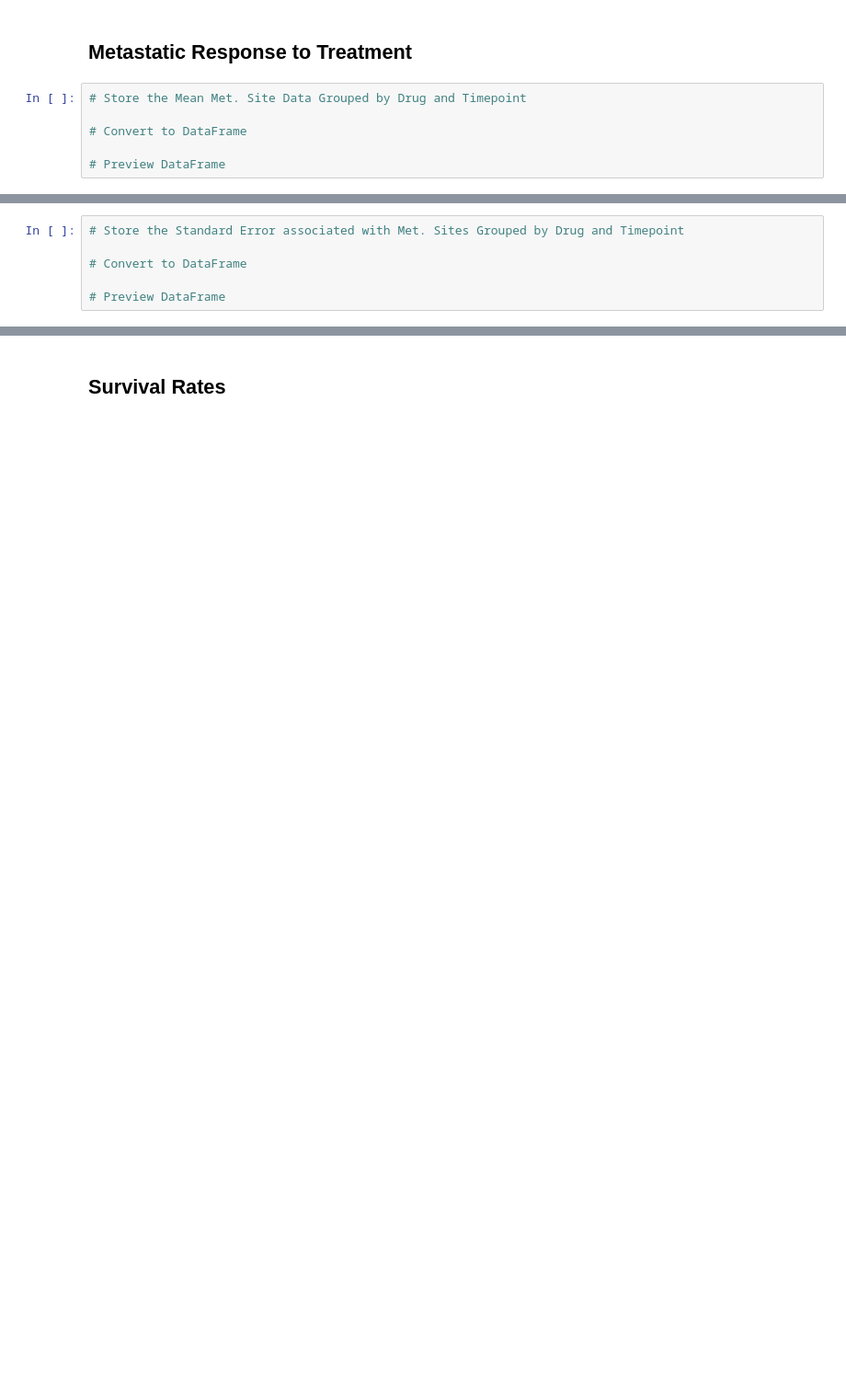
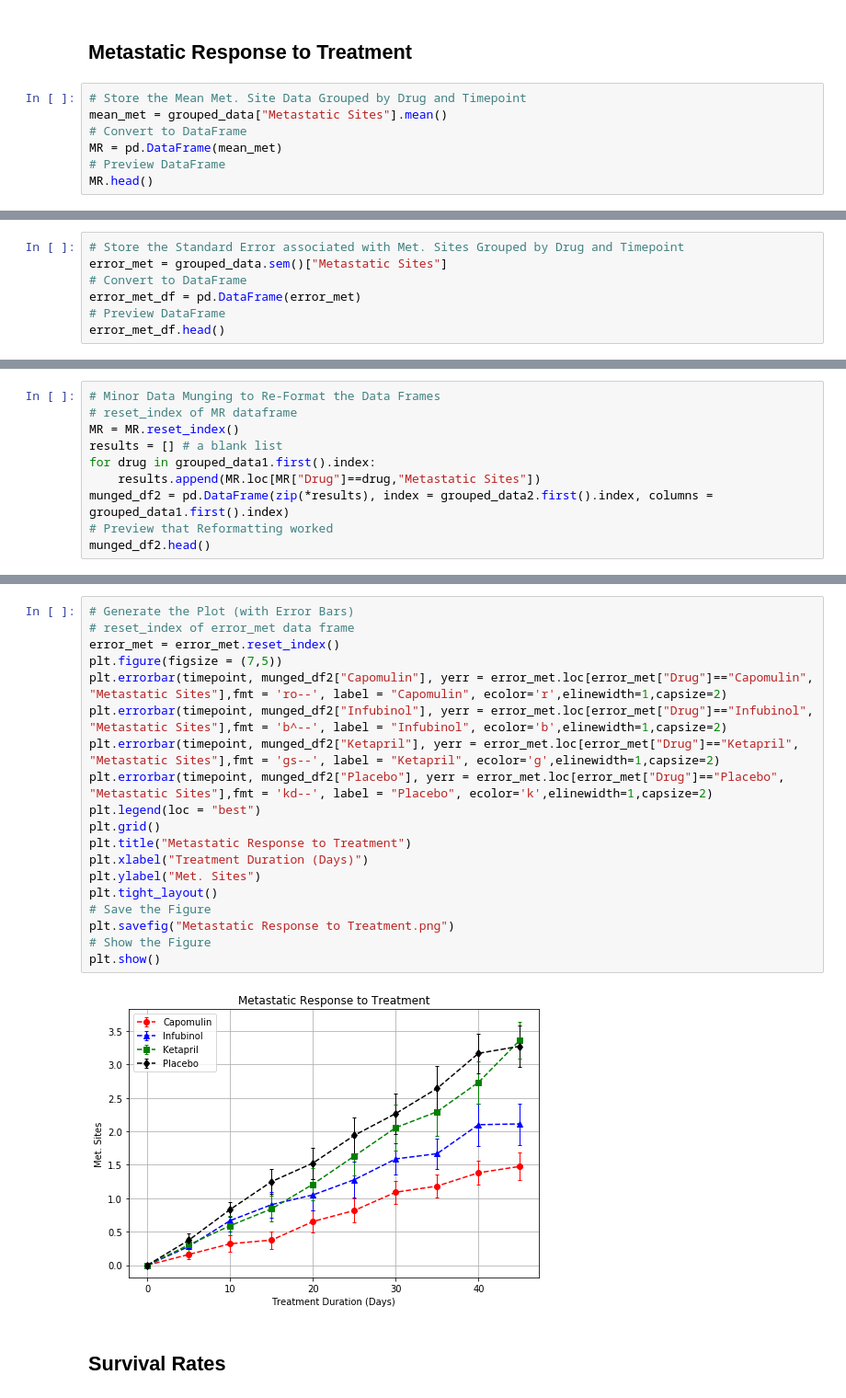
Before and after one commit to chuhaovince/Matplotlib-Challenge, a Jupyter notebook: Pymaceuticals/pymaceuticals_starter.ipynb, the cells around one changed output, grey strips where cells are left out. Shown at 92% size. Cells and saved outputs as stored; diff of their text form; blank space fills up the shorter version.

```diff
--- a/Pymaceuticals/pymaceuticals_starter.ipynb
+++ b/Pymaceuticals/pymaceuticals_starter.ipynb
@@ -111,7 +107,8 @@ plt.show()
 ## Metastatic Response to Treatment
 # %%
 # Store the Mean Met. Site Data Grouped by Drug and Timepoint
-
+mean_met = grouped_data["Metastatic Sites"].mean()
 # Convert to DataFrame
-
+MR = pd.DataFrame(mean_met)
 # Preview DataFrame
+MR.head()
@@ -127,6 +123,7 @@ plt.show()
 # %%
 # Store the Standard Error associated with Met. Sites Grouped by Drug and Timepoint
-
+error_met = grouped_data.sem()["Metastatic Sites"]
 # Convert to DataFrame
-
+error_met_df = pd.DataFrame(error_met)
 # Preview DataFrame
+error_met_df.head()
@@ -162,0 +138,10 @@ plt.show()
+# %%
+# Minor Data Munging to Re-Format the Data Frames
+# reset_index of MR dataframe
+MR = MR.reset_index()
+results = [] # a blank list
+for drug in grouped_data1.first().index:
+    results.append(MR.loc[MR["Drug"]==drug,"Metastatic Sites"])
+munged_df2 = pd.DataFrame(zip(*results), index = grouped_data2.first().index, columns = grouped_data1.first().index)
+# Preview that Reformatting worked
+munged_df2.head()
@@ -163,3 +156,24 @@ plt.show()
+# %%
+# Generate the Plot (with Error Bars)
+# reset_index of error_met data frame
+error_met = error_met.reset_index()
+plt.figure(figsize = (7,5))
+plt.errorbar(timepoint, munged_df2["Capomulin"], yerr = error_met.loc[error_met["Drug"]=="Capomulin", "Metastatic Sites"],fmt = 'ro--', label = "Capomulin", ecolor='r',elinewidth=1,capsize=2)
+plt.errorbar(timepoint, munged_df2["Infubinol"], yerr = error_met.loc[error_met["Drug"]=="Infubinol", "Metastatic Sites"],fmt = 'b^--', label = "Infubinol", ecolor='b',elinewidth=1,capsize=2)
+plt.errorbar(timepoint, munged_df2["Ketapril"], yerr = error_met.loc[error_met["Drug"]=="Ketapril", "Metastatic Sites"],fmt = 'gs--', label = "Ketapril", ecolor='g',elinewidth=1,capsize=2)
+plt.errorbar(timepoint, munged_df2["Placebo"], yerr = error_met.loc[error_met["Drug"]=="Placebo", "Metastatic Sites"],fmt = 'kd--', label = "Placebo", ecolor='k',elinewidth=1,capsize=2)
+plt.legend(loc = "best")
+plt.grid()
+plt.title("Metastatic Response to Treatment")
+plt.xlabel("Treatment Duration (Days)")
+plt.ylabel("Met. Sites")
+plt.tight_layout()
+# Save the Figure
+plt.savefig("Metastatic Response to Treatment.png")
+# Show the Figure
+plt.show()
+# %% [output]
+[figure, added]
 # %% [markdown]
 ## Survival Rates
 # %%
```
Also changed, not shown: parts of 19 cells of this notebook, 4 other files.
